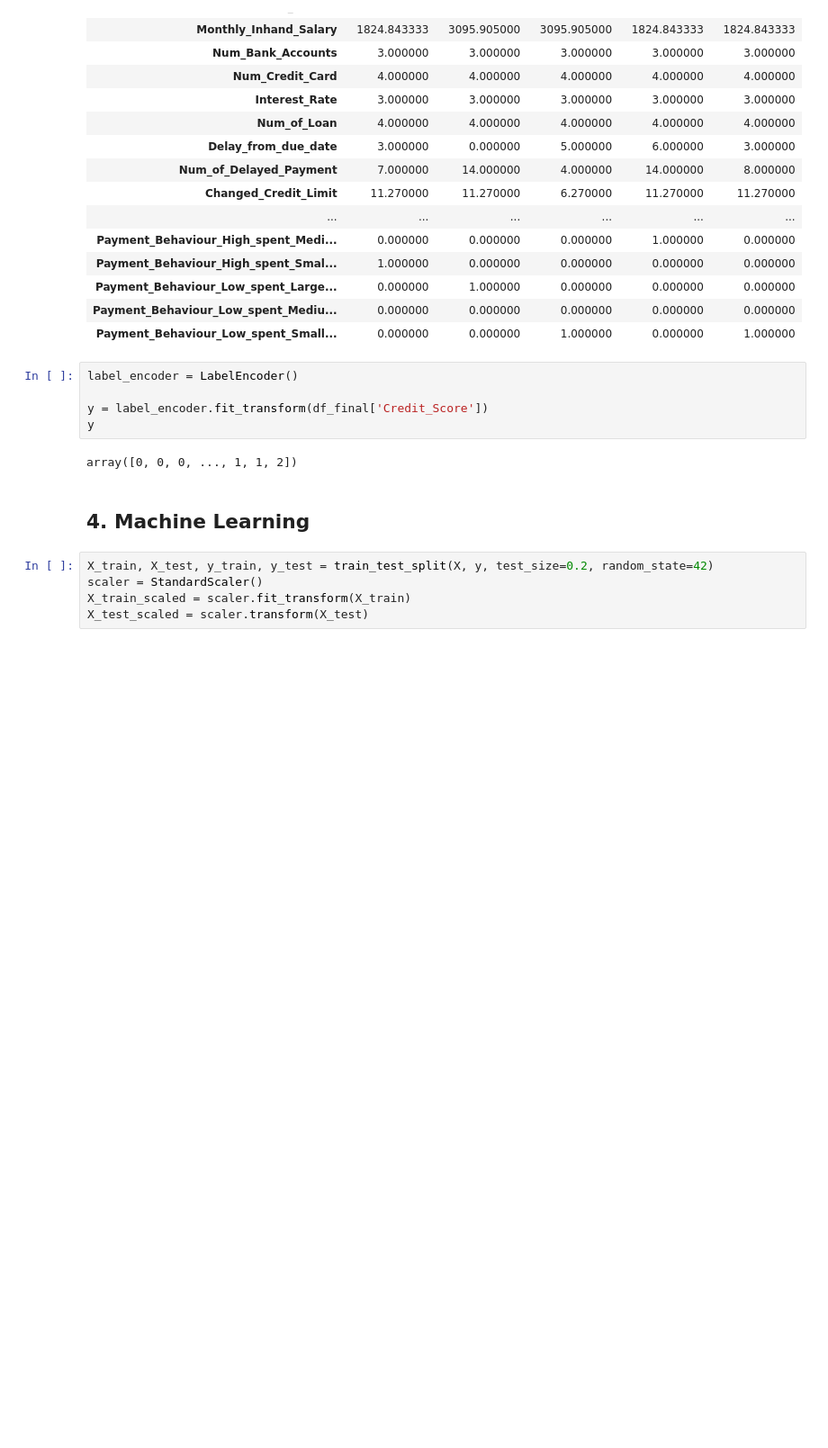
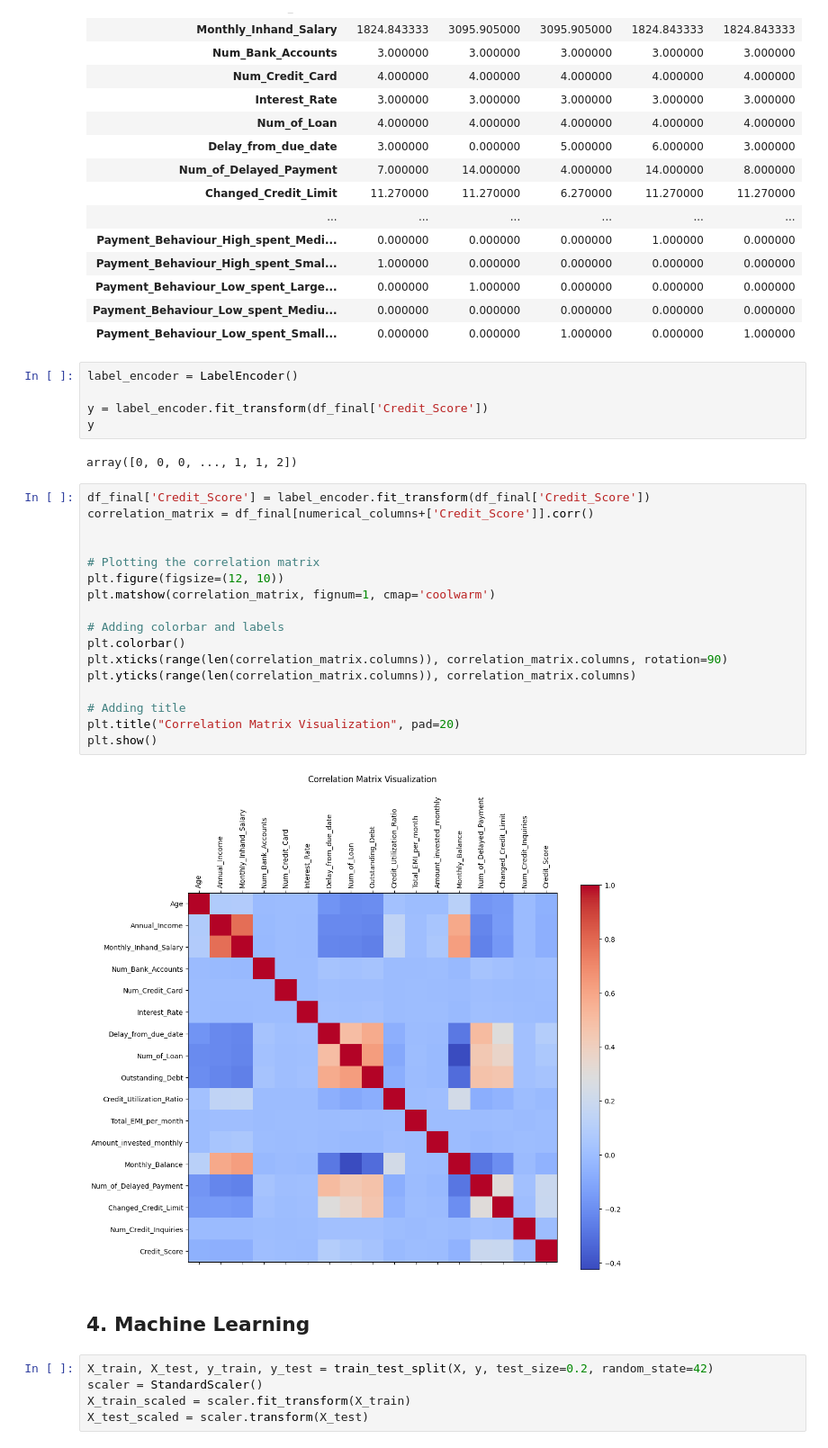
Before and after one commit to jjj1ff/CIS545_Proj, a Jupyter notebook: credict-ziao.ipynb, the cells around one changed output. Shown at 90% size. Saved outputs shown, nothing was run; the diff lists cells and outputs as text; blank space fills up the shorter version.

```diff
--- a/credict-ziao.ipynb
+++ b/credict-ziao.ipynb
@@ -245,6 +253,25 @@ y = label_encoder.fit_transform(df_final['Credit_Score'])
 y
 # %% [output]
 array([0, 0, 0, ..., 1, 1, 2])
+# %%
+df_final['Credit_Score'] = label_encoder.fit_transform(df_final['Credit_Score'])
+correlation_matrix = df_final[numerical_columns+['Credit_Score']].corr()
+
+
+# Plotting the correlation matrix
+plt.figure(figsize=(12, 10))
+plt.matshow(correlation_matrix, fignum=1, cmap='coolwarm')
+
+# Adding colorbar and labels
+plt.colorbar()
+plt.xticks(range(len(correlation_matrix.columns)), correlation_matrix.columns, rotation=90)
+plt.yticks(range(len(correlation_matrix.columns)), correlation_matrix.columns)
+
+# Adding title
+plt.title("Correlation Matrix Visualization", pad=20)
+plt.show()
+# %% [output]
+[figure, added]
 # %% [markdown]
 ## 4. Machine Learning
 # %%
```
Also changed, not shown: parts of 2 cells of this notebook.
